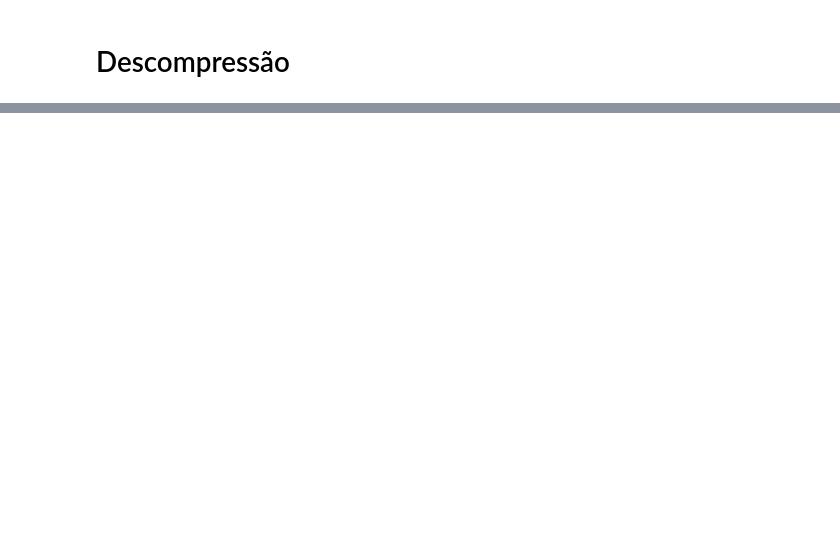
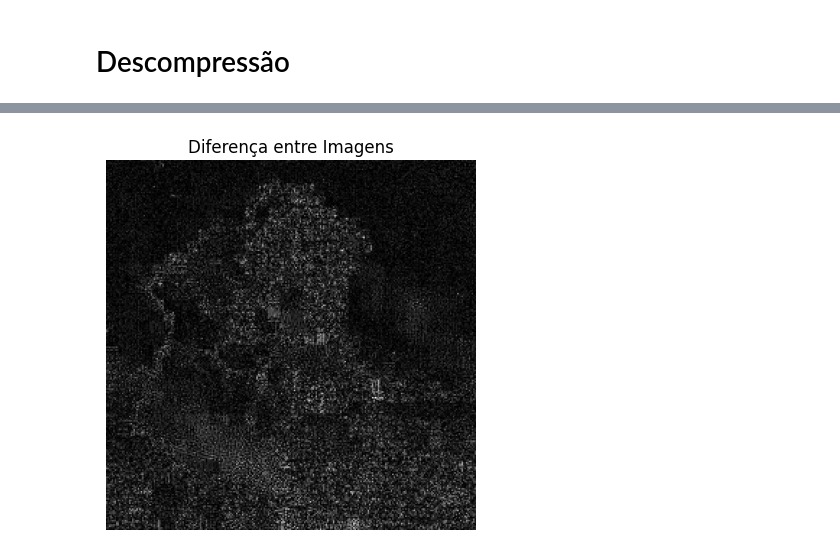
Before and after one commit to raularaju/compressao_imagens, a Jupyter notebook: main.ipynb, the cells around one changed output, grey strips where cells are left out. Cells and saved outputs as stored; diff of their text form; code cells hidden in the pictures; blank space fills up the shorter version.

```diff
--- a/main.ipynb
+++ b/main.ipynb
@@ -734,0 +793,4 @@ Taxa de compressão: 2.0057656633855308
+# %%
+plot_image_difference(ORIGINAL_IMAGE, _reconstructed_image, 'Diferença entre Imagens')
+# %% [output]
+[figure, added]
```
Also changed, not shown: parts of 10 cells of this notebook.
